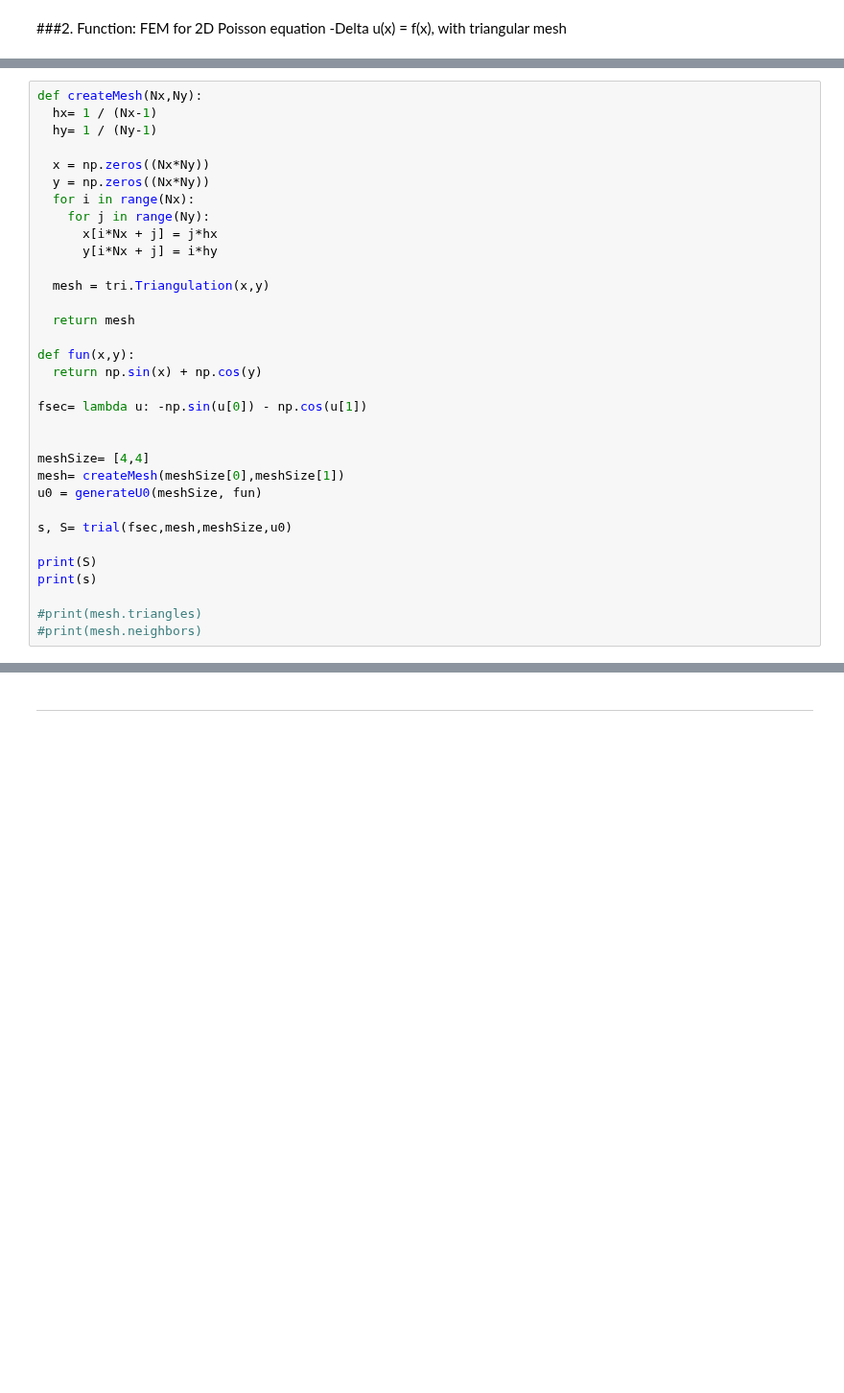
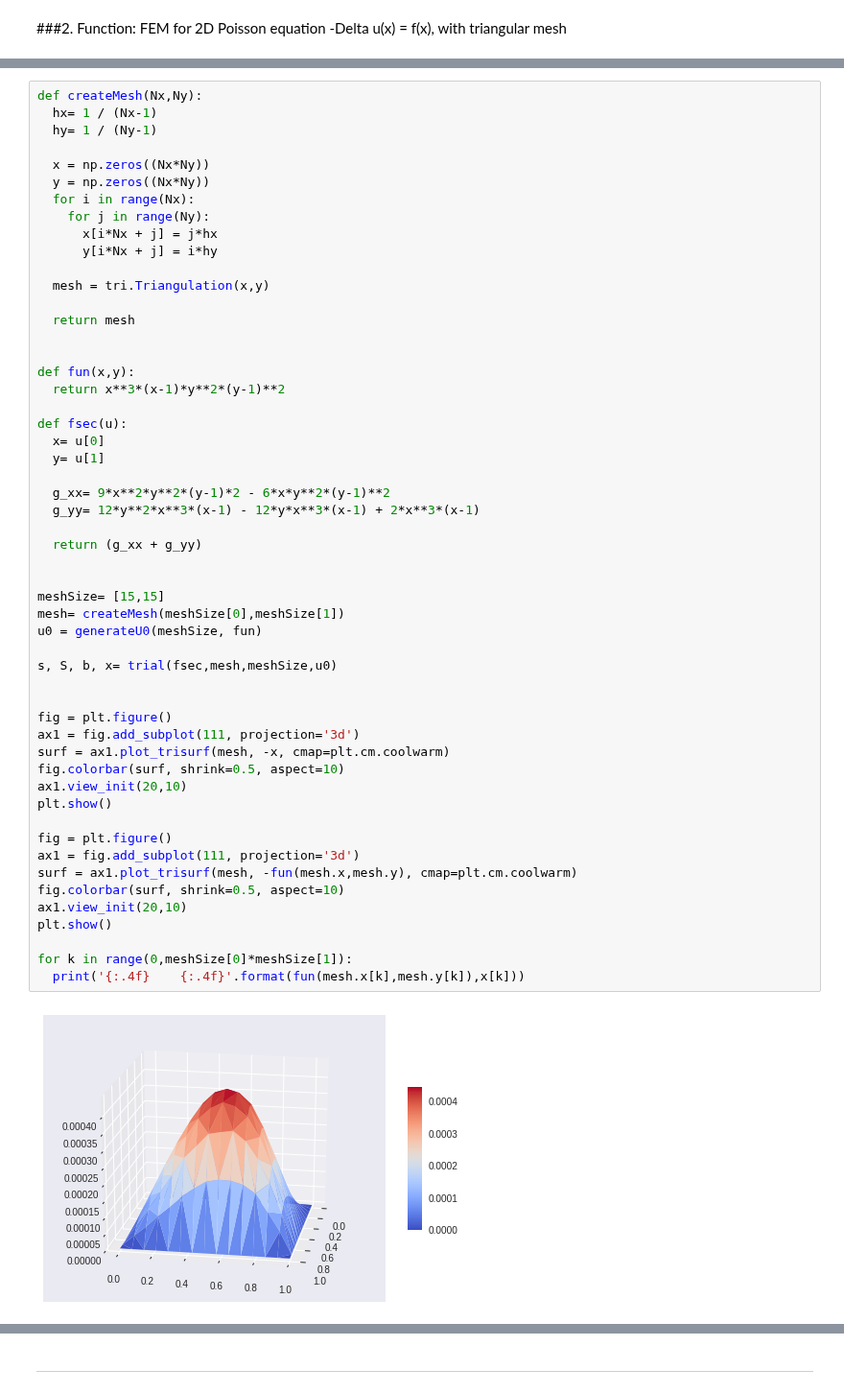
Before and after one commit to johanhoffman/DD2363-VT19, a Jupyter notebook: Lab-6/bozzato_lab6.ipynb, the cells around one changed output, grey strips where cells are left out. Shown at 96% size. Cells and saved outputs as stored; diff of their text form; blank space fills up the shorter version.

```diff
--- a/Lab-6/bozzato_lab6.ipynb
+++ b/Lab-6/bozzato_lab6.ipynb
@@ -369,34 +411,55 @@ def trial(fun, mesh, meshSize, u0= None):
 # %%
 def createMesh(Nx,Ny):
   hx= 1 / (Nx-1)
   hy= 1 / (Ny-1)
 
   x = np.zeros((Nx*Ny))
   y = np.zeros((Nx*Ny))
   for i in range(Nx):
     for j in range(Ny):
       x[i*Nx + j] = j*hx
       y[i*Nx + j] = i*hy
 
   mesh = tri.Triangulation(x,y)
 
   return mesh
 
+
 def fun(x,y):
-  return np.sin(x) + np.cos(y)
+  return x**3*(x-1)*y**2*(y-1)**2
 
-fsec= lambda u: -np.sin(u[0]) - np.cos(u[1])
+def fsec(u):
+  x= u[0]
+  y= u[1]
+
+  g_xx= 9*x**2*y**2*(y-1)*2 - 6*x*y**2*(y-1)**2
+  g_yy= 12*y**2*x**3*(x-1) - 12*y*x**3*(x-1) + 2*x**3*(x-1)
+
+  return (g_xx + g_yy)
 
 
-meshSize= [4,4]
+meshSize= [15,15]
 mesh= createMesh(meshSize[0],meshSize[1])
 u0 = generateU0(meshSize, fun)
 
-s, S= trial(fsec,mesh,meshSize,u0)
+s, S, b, x= trial(fsec,mesh,meshSize,u0)
 
-print(S)
-print(s)
 
-#print(mesh.triangles)
-#print(mesh.neighbors)
+fig = plt.figure()
+ax1 = fig.add_subplot(111, projection='3d')
+surf = ax1.plot_trisurf(mesh, -x, cmap=plt.cm.coolwarm)
+fig.colorbar(surf, shrink=0.5, aspect=10)
+ax1.view_init(20,10)
+plt.show()
+
+fig = plt.figure()
+ax1 = fig.add_subplot(111, projection='3d')
+surf = ax1.plot_trisurf(mesh, -fun(mesh.x,mesh.y), cmap=plt.cm.coolwarm)
+fig.colorbar(surf, shrink=0.5, aspect=10)
+ax1.view_init(20,10)
+plt.show()
+
+for k in range(0,meshSize[0]*meshSize[1]):
+  print('{:.4f}    {:.4f}'.format(fun(mesh.x[k],mesh.y[k]),x[k]))
 # %% [output]
+[figure, added]
```
Also changed, not shown: parts of 2 cells of this notebook.
